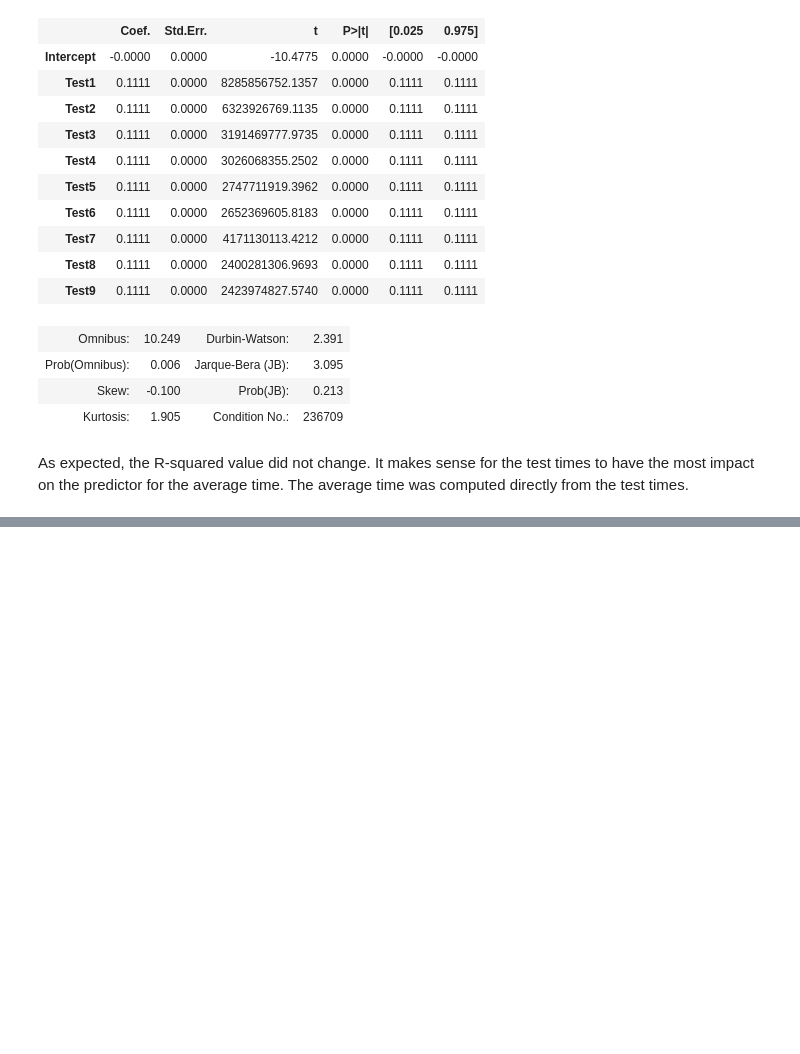
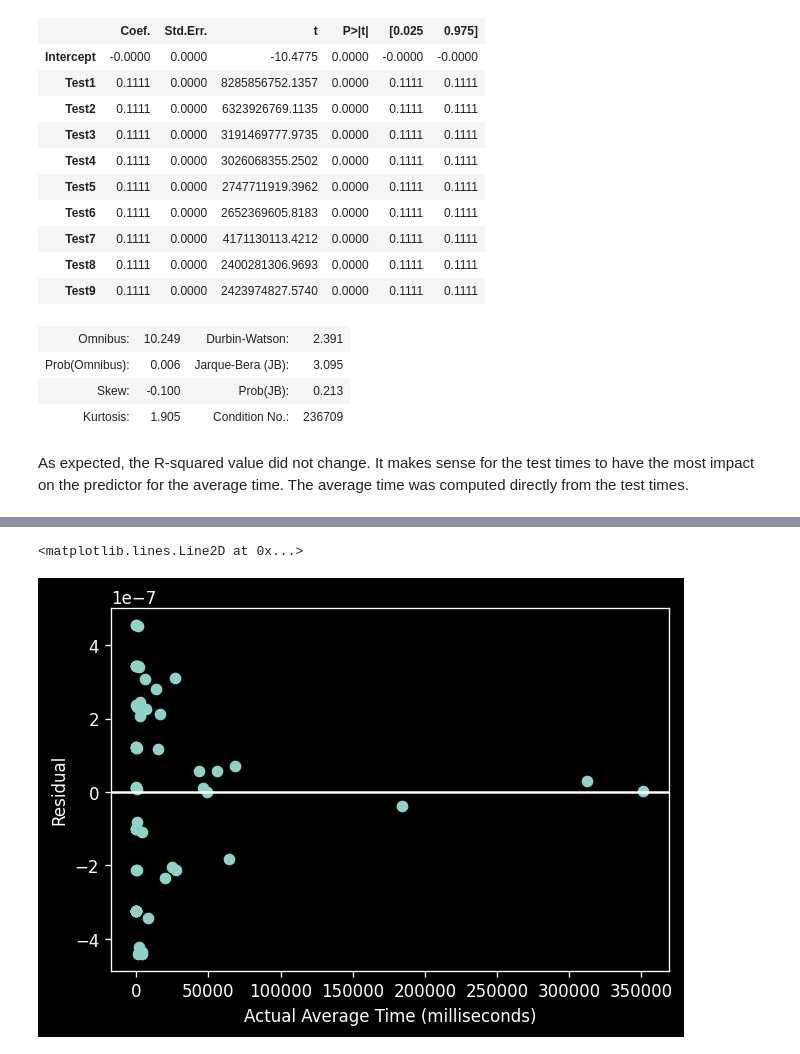
Before and after one commit to irisfield/sorting-algorithms-predictions, a Jupyter notebook: prediction_models.ipynb, the cells around one changed output, grey strips where cells are left out. Drawn from its saved outputs; the diff is of its cells as text; code cells hidden in the pictures; blank space fills up the shorter version.

```diff
--- a/prediction_models.ipynb
+++ b/prediction_models.ipynb
@@ -359,0 +330,8 @@ As expected, the R-squared value did not change. It makes sense for the test tim
+# %%
+plt.scatter(x = tests["AverageTime"], y = lm2.resid)
+plt.xlabel("Actual Average Time (milliseconds)")
+plt.ylabel("Residual")
+plt.axhline(0)
+# %% [output]
+<matplotlib.lines.Line2D at 0x...>
+[figure, added]
```
Also changed, not shown: parts of 23 cells of this notebook.
